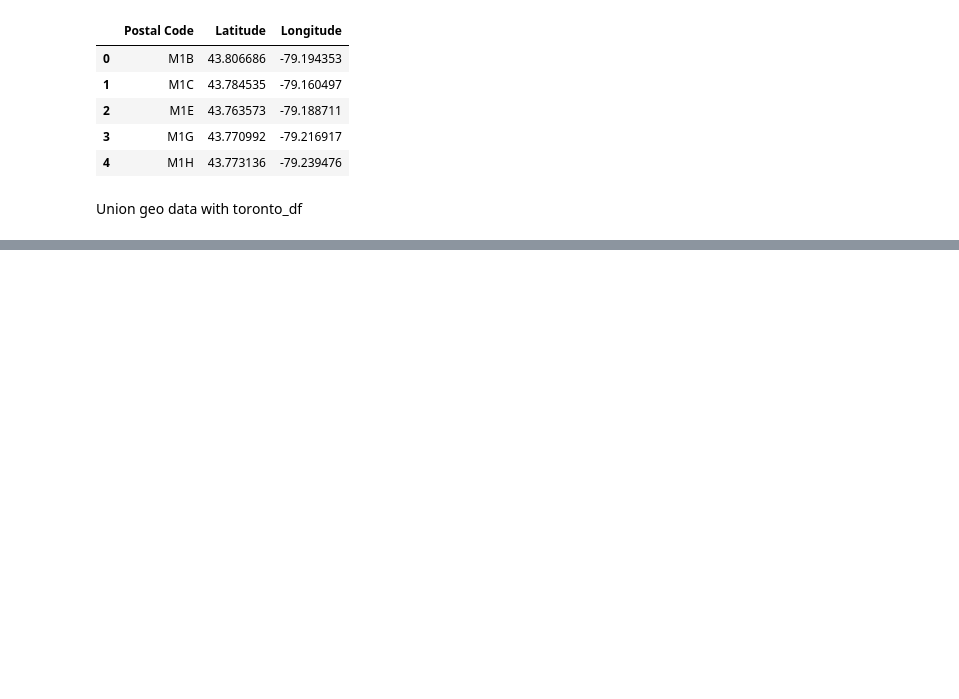
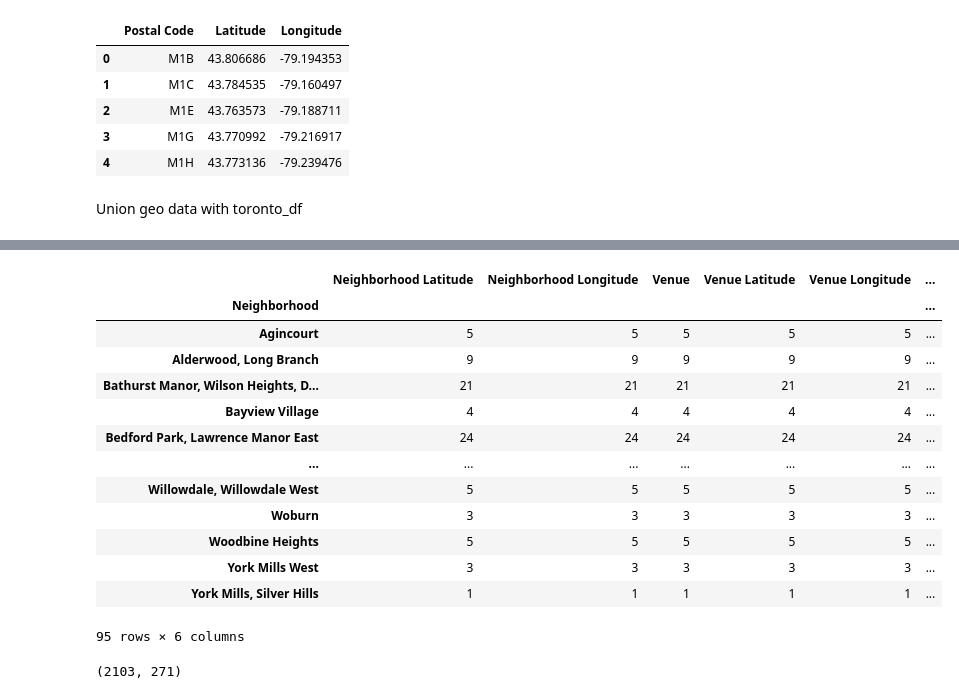
Before and after one commit to padamez/Prueba, a Jupyter notebook: Captone_1.ipynb, the cells around one changed output, grey strips where cells are left out. Cells and saved outputs as stored; diff of their text form; code cells hidden in the pictures; blank space fills up the shorter version.

```diff
--- a/Captone_1.ipynb
+++ b/Captone_1.ipynb
@@ -120,0 +149,16 @@ dfc.to_csv(r'toronto_geo_data.csv')
+# %%
+map_toronto = folium.Map(location=[43.651070,-79.347015],zoom_start=10)
+
+for lat,lng,borough,neighbourhood in zip(dfc['Latitude'],dfc['Longitude'],dfc['Borough'],dfc['Neighbourhood']):
+    label = '{}, {}'.format(neighbourhood, borough)
+    label = folium.Popup(label, parse_html=True)
+    folium.CircleMarker(
+    [lat,lng],
+    radius=5,
+    popup=label,
+    color='blue',
+    fill=True,
+    fill_color='#3186cc',
+    fill_opacity=0.7,
+    parse_html=False).add_to(map_toronto)
+map_toronto
@@ -120,0 +167,13 @@ dfc.to_csv(r'toronto_geo_data.csv')
+# %%
+CLIENT_ID = 'P1QQKYSDGGNTV4M0DBNT4DDN5TTSFB5BGUAJNQSALSHMKPUJ' # your Foursquare ID
+CLIENT_SECRET = 'Q2B53SZN40A4CD0LFN4GEEIKQ3K0NSDLVCYJ0FONE4BONQUP' # your Foursquare Secret
+VERSION = '20180604'
+LIMIT = 100
+print('Your credentails:')
+print('CLIENT_ID: ' + CLIENT_ID)
+print('CLIENT_SECRET:' + CLIENT_SECRET)
+radius = 500
+#print(search_query + ' .... OK!')
+
+url = 'https://api.foursquare.com/v2/venues/search?client_id={}&client_secret={}&ll={},{}&v={}&radius={}&limit={}'.format(CLIENT_ID, CLIENT_SECRET, latitude, longitude, VERSION, radius, LIMIT)
+url
@@ -120,0 +185,3 @@ dfc.to_csv(r'toronto_geo_data.csv')
+# %%
+results = requests.get(url).json()
+results
@@ -120,0 +277,5 @@ dfc.to_csv(r'toronto_geo_data.csv')
+# %%
+toronto_venues = getNearbyVenues(names=dfc['Neighbourhood'],
+                                   latitudes=dfc['Latitude'],
+                                   longitudes=dfc['Longitude']
+                                  )
@@ -120,0 +309,25 @@ dfc.to_csv(r'toronto_geo_data.csv')
+# %%
+toronto_venues.groupby('Neighborhood').count()
+# %% [output]
+|  | Neighborhood Latitude | Neighborhood Longitude | Venue | Venue Latitude | Venue Longitude | ... |
+| Neighborhood |  |  |  |  |  | ... |
+| Agincourt | 5 | 5 | 5 | 5 | 5 | ... |
+| Alderwood, Long Branch | 9 | 9 | 9 | 9 | 9 | ... |
+| Bathurst Manor, Wilson Heights, D... | 21 | 21 | 21 | 21 | 21 | ... |
+| Bayview Village | 4 | 4 | 4 | 4 | 4 | ... |
+| Bedford Park, Lawrence Manor East | 24 | 24 | 24 | 24 | 24 | ... |
+| ... | ... | ... | ... | ... | ... | ... |
+| Willowdale, Willowdale West | 5 | 5 | 5 | 5 | 5 | ... |
+| Woburn | 3 | 3 | 3 | 3 | 3 | ... |
+| Woodbine Heights | 5 | 5 | 5 | 5 | 5 | ... |
+| York Mills West | 3 | 3 | 3 | 3 | 3 | ... |
+| York Mills, Silver Hills | 1 | 1 | 1 | 1 | 1 | ... |
+95 rows × 6 columns
+# %%
+# one hot encoding
+toronto_onehot = pd.get_dummies(toronto_venues[['Venue Category']], prefix="", prefix_sep="")
+toronto_onehot.drop(['Neighborhood'],axis=1,inplace=True)
+toronto_onehot.insert(loc=0, column='Neighborhood', value=toronto_venues['Neighborhood'] )
+toronto_onehot.shape
+# %% [output]
+(2103, 271)
```
Also changed, not shown: parts of 28 cells of this notebook.
